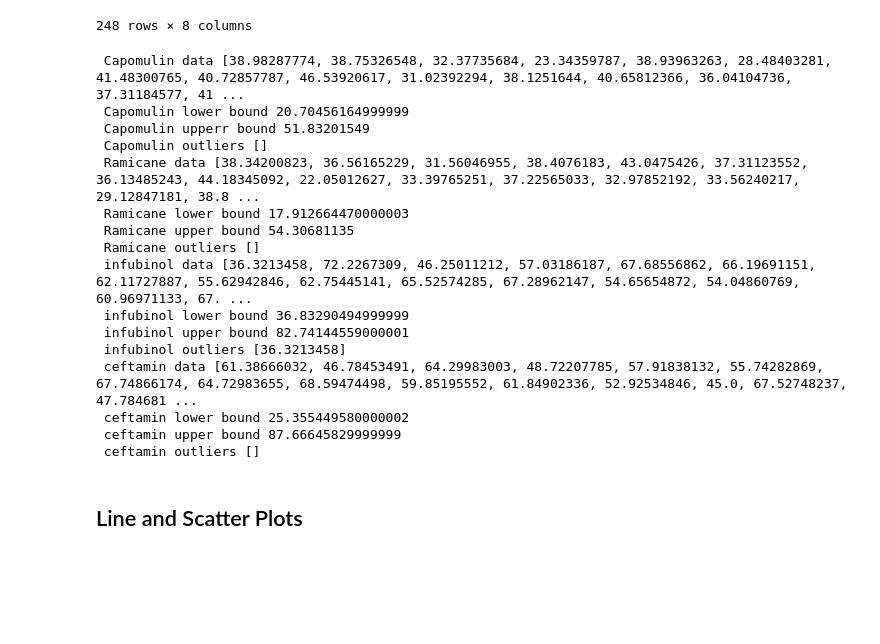
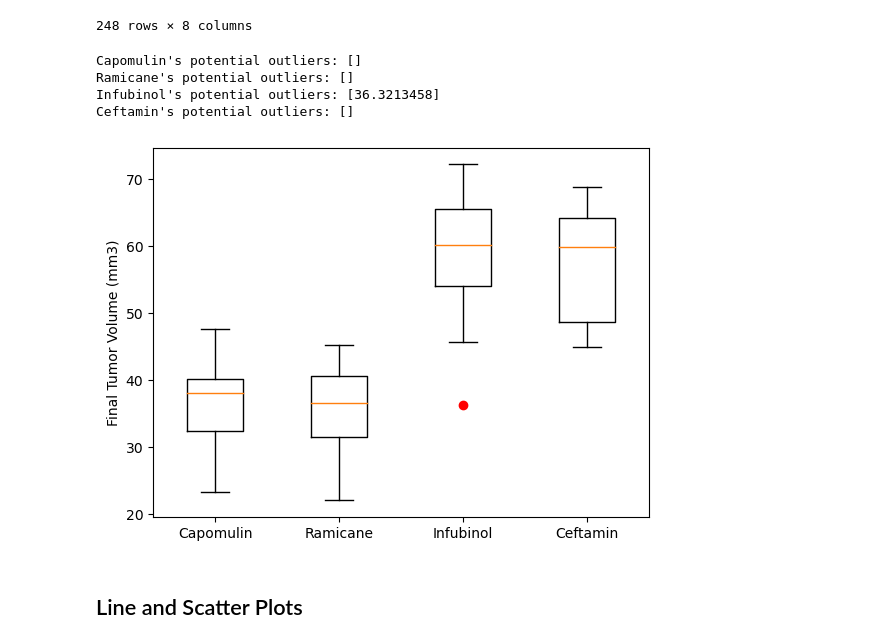
Before and after one commit to dmropp/data-visualization-challenge, a Jupyter notebook: Pymaceuticals/pymaceuticals_main.ipynb, the cells around one changed output. Drawn from its saved outputs; the diff is of its cells as text; code cells hidden in the pictures; blank space fills up the shorter version.

```diff
--- a/Pymaceuticals/pymaceuticals_main.ipynb
+++ b/Pymaceuticals/pymaceuticals_main.ipynb
@@ -364,26 +364,29 @@ for cef_value in ceftamin_vol_data:
 
 
 
-print(f" Capomulin data {capomulin_vol_data}")
-print(f" Capomulin lower bound {capomulin_lower_bound}")
-print(f" Capomulin upperr bound {capomulin_upper_bound}")
-print(f" Capomulin outliers {capomulin_outliers}")
+#print(f" Capomulin data {capomulin_vol_data}")
+#print(f" Capomulin lower bound {capomulin_lower_bound}")
+#print(f" Capomulin upperr bound {capomulin_upper_bound}")
+#print(f" Capomulin outliers {capomulin_outliers}")
+print(f"Capomulin's potential outliers: {capomulin_outliers}")
 
-print(f" Ramicane data {ramicane_vol_data}")
-print(f" Ramicane lower bound {ramicane_lower_bound}")
-print(f" Ramicane upper bound {ramicane_upper_bound}")
-print(f" Ramicane outliers {ramicane_outliers}")
+#print(f" Ramicane data {ramicane_vol_data}")
+#print(f" Ramicane lower bound {ramicane_lower_bound}")
+#print(f" Ramicane upper bound {ramicane_upper_bound}")
+#print(f" Ramicane outliers {ramicane_outliers}")
+print(f"Ramicane's potential outliers: {ramicane_outliers}")
 
-print(f" infubinol data {infubinol_vol_data}")
-print(f" infubinol lower bound {infubinol_lower_bound}")
-print(f" infubinol upper bound {infubinol_upper_bound}")
-print(f" infubinol outliers {infubinol_outliers}")
+#print(f" infubinol data {infubinol_vol_data}")
+#print(f" infubinol lower bound {infubinol_lower_bound}")
+#print(f" infubinol upper bound {infubinol_upper_bound}")
+#print(f" infubinol outliers {infubinol_outliers}")
+print(f"Infubinol's potential outliers: {infubinol_outliers}")
 
-print(f" ceftamin data {ceftamin_vol_data}")
-print(f" ceftamin lower bound {ceftamin_lower_bound}")
-print(f" ceftamin upper bound {ceftamin_upper_bound}")
-print(f" ceftamin outliers {ceftamin_outliers}")
-
+#print(f" ceftamin data {ceftamin_vol_data}")
+#print(f" ceftamin lower bound {ceftamin_lower_bound}")
+#print(f" ceftamin upper bound {ceftamin_upper_bound}")
+#print(f" ceftamin outliers {ceftamin_outliers}")
+print(f"Ceftamin's potential outliers: {ceftamin_outliers}")
 
 
 
@@ -395,24 +398,21 @@ print(f" ceftamin outliers {ceftamin_outliers}")
 
     # Determine outliers using upper and lower bounds
 # %% [output]
- Capomulin data [38.98287774, 38.75326548, 32.37735684, 23.34359787, 38.93963263, 28.48403281, 41.48300765, 40.72857787, 46.53920617, 31.02392294, 38.1251644, 40.65812366, 36.04104736, 37.31184577, 41 ...
- Capomulin lower bound 20.70456164999999
- Capomulin upperr bound 51.83201549
- Capomulin outliers []
- Ramicane data [38.34200823, 36.56165229, 31.56046955, 38.4076183, 43.0475426, 37.31123552, 36.13485243, 44.18345092, 22.05012627, 33.39765251, 37.22565033, 32.97852192, 33.56240217, 29.12847181, 38.8 ...
- Ramicane lower bound 17.912664470000003
- Ramicane upper bound 54.30681135
- Ramicane outliers []
- infubinol data [36.3213458, 72.2267309, 46.25011212, 57.03186187, 67.68556862, 66.19691151, 62.11727887, 55.62942846, 62.75445141, 65.52574285, 67.28962147, 54.65654872, 54.04860769, 60.96971133, 67. ...
- infubinol lower bound 36.83290494999999
- infubinol upper bound 82.74144559000001
- infubinol outliers [36.3213458]
- ceftamin data [61.38666032, 46.78453491, 64.29983003, 48.72207785, 57.91838132, 55.74282869, 67.74866174, 64.72983655, 68.59474498, 59.85195552, 61.84902336, 52.92534846, 45.0, 67.52748237, 47.784681 ...
- ceftamin lower bound 25.355449580000002
- ceftamin upper bound 87.66645829999999
- ceftamin outliers []
+Capomulin's potential outliers: []
+Ramicane's potential outliers: []
+Infubinol's potential outliers: [36.3213458]
+Ceftamin's potential outliers: []
 # %%
 # Generate a box plot that shows the distrubution of the tumor volume for each treatment group.
+
+all_data = [capomulin_vol_data, ramicane_vol_data, infubinol_vol_data, ceftamin_vol_data]
+
+plt.boxplot(all_data, sym="red", labels=treatments)
+plt.ylabel("Final Tumor Volume (mm3)")
+
+plt.show()
+# %% [output]
+[figure, added]
 # %% [markdown]
 ## Line and Scatter Plots
 # %%
```
